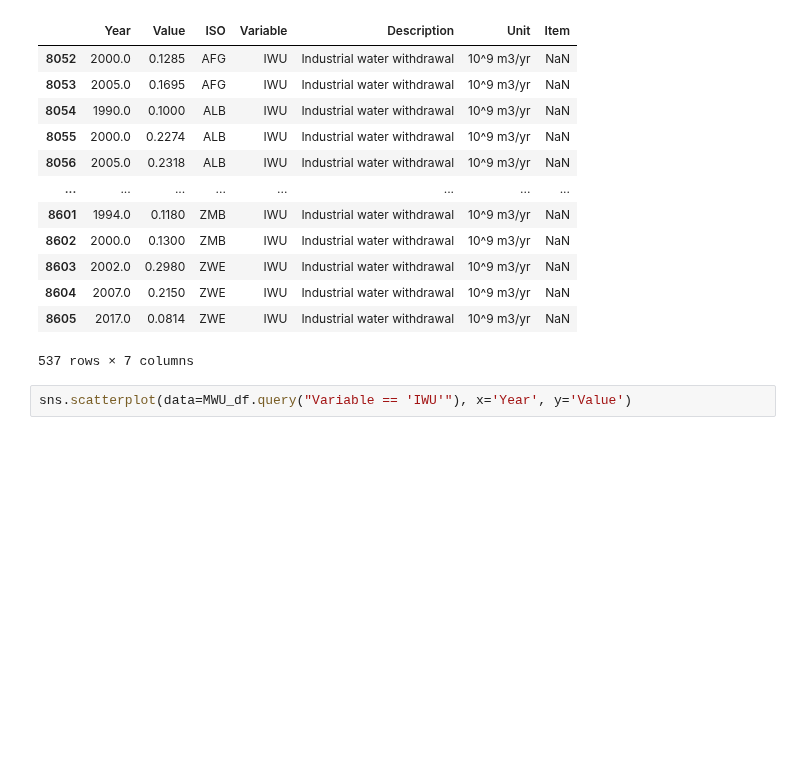
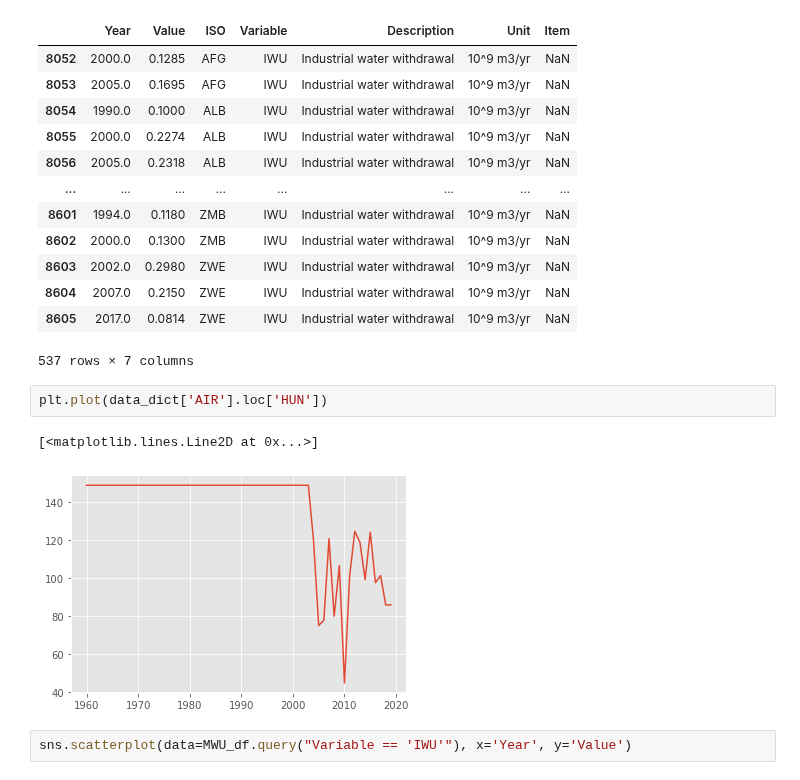
Before and after one commit to simonzabrocki/GraphModels, a Jupyter notebook: watermodel_scenario_development.ipynb, the cells around one changed output. Saved outputs shown, nothing was run; the diff lists cells and outputs as text; blank space fills up the shorter version.

```diff
--- a/watermodel_scenario_development.ipynb
+++ b/watermodel_scenario_development.ipynb
@@ -424,6 +424,11 @@ MWU_df.query("Variable == 'IWU'")
 | 8604 | 2007.0 | 0.2150 | ZWE | IWU | Industrial water withdrawal | 10^9 m3/yr | NaN |
 | 8605 | 2017.0 | 0.0814 | ZWE | IWU | Industrial water withdrawal | 10^9 m3/yr | NaN |
 537 rows × 7 columns
+# %%
+plt.plot(data_dict['AIR'].loc['HUN'])
+# %% [output]
+[<matplotlib.lines.Line2D at 0x...>]
+[figure, added]
 # %%
 sns.scatterplot(data=MWU_df.query("Variable == 'IWU'"), x='Year', y='Value')
 # %% [output]
```
